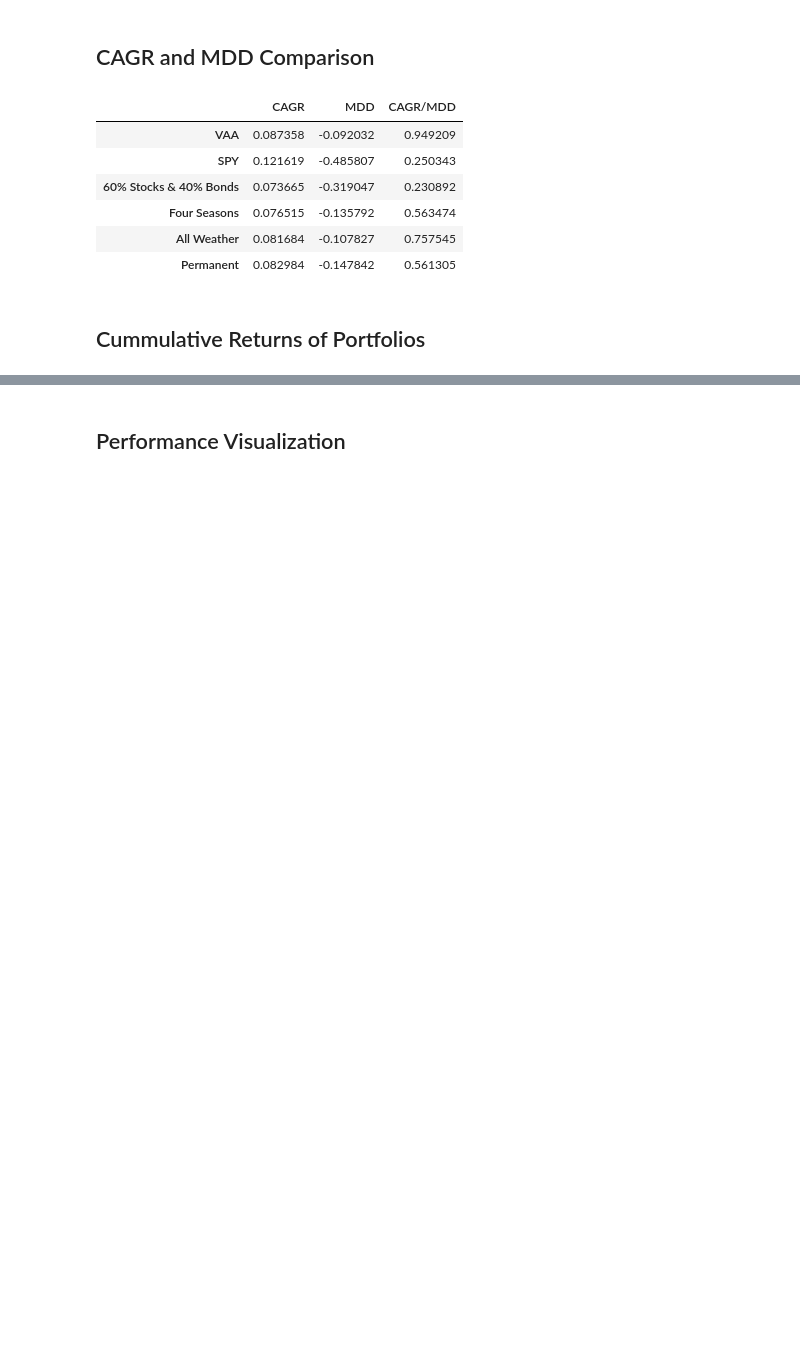
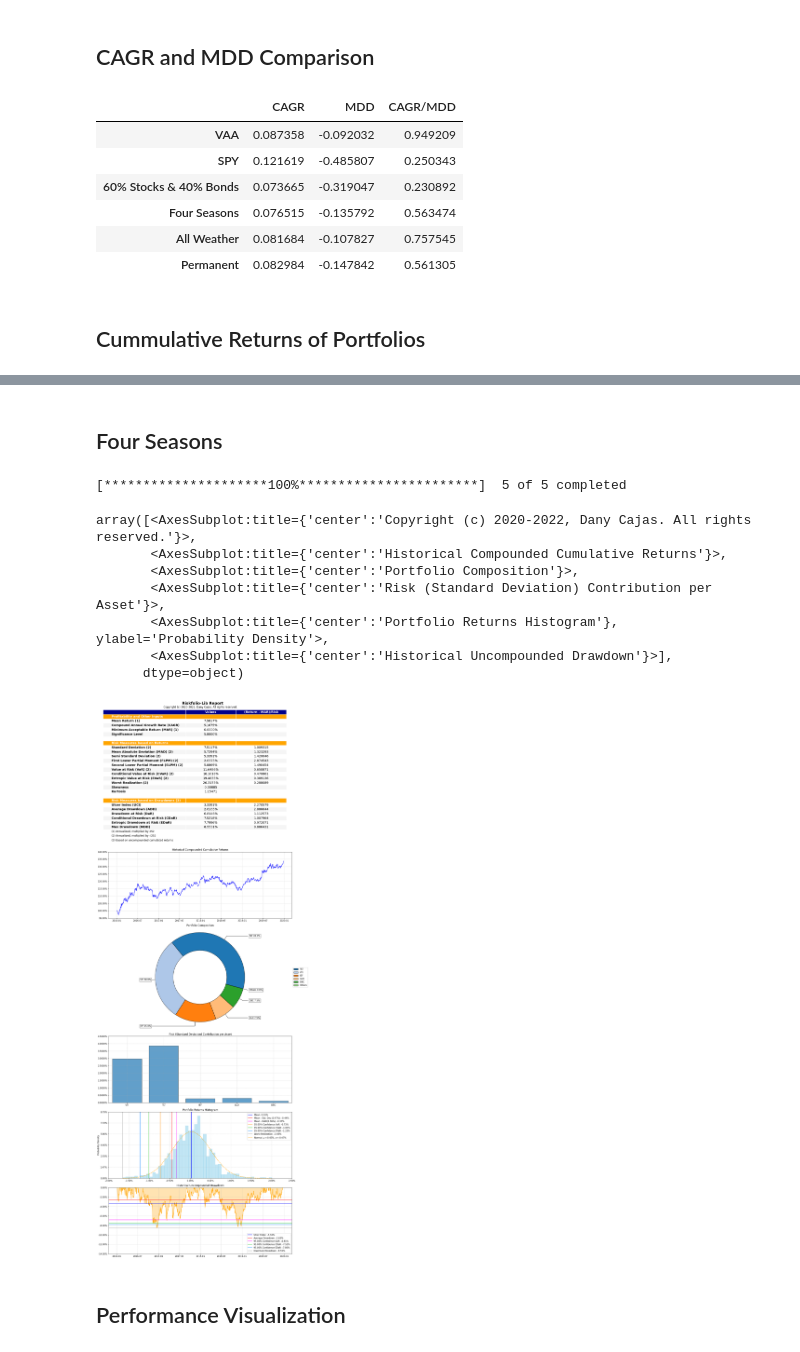
Before and after one commit to eshinhw/quant-portfolio-visualizer, a Jupyter notebook: Portfolio Strategy Dashboard.ipynb, the cells around one changed output, grey strips where cells are left out. Cells and saved outputs as stored; diff of their text form; code cells hidden in the pictures; blank space fills up the shorter version.

```diff
--- a/Portfolio Strategy Dashboard.ipynb
+++ b/Portfolio Strategy Dashboard.ipynb
@@ -82,3 +78,17 @@ sf.report()
+# %% [markdown]
+## Four Seasons
+# %%
+fs.report()
+# %% [output]
+[*********************100%***********************]  5 of 5 completed
+array([<AxesSubplot:title={'center':'Copyright (c) 2020-2022, Dany Cajas. All rights reserved.'}>,
+       <AxesSubplot:title={'center':'Historical Compounded Cumulative Returns'}>,
+       <AxesSubplot:title={'center':'Portfolio Composition'}>,
+       <AxesSubplot:title={'center':'Risk (Standard Deviation) Contribution per Asset'}>,
+       <AxesSubplot:title={'center':'Portfolio Returns Histogram'}, ylabel='Probability Density'>,
+       <AxesSubplot:title={'center':'Historical Uncompounded Drawdown'}>],
+      dtype=object)
+[figure, added]
 # %% [markdown]
 ## Performance Visualization
 # %%
```
Also changed, not shown: parts of 6 cells of this notebook.
